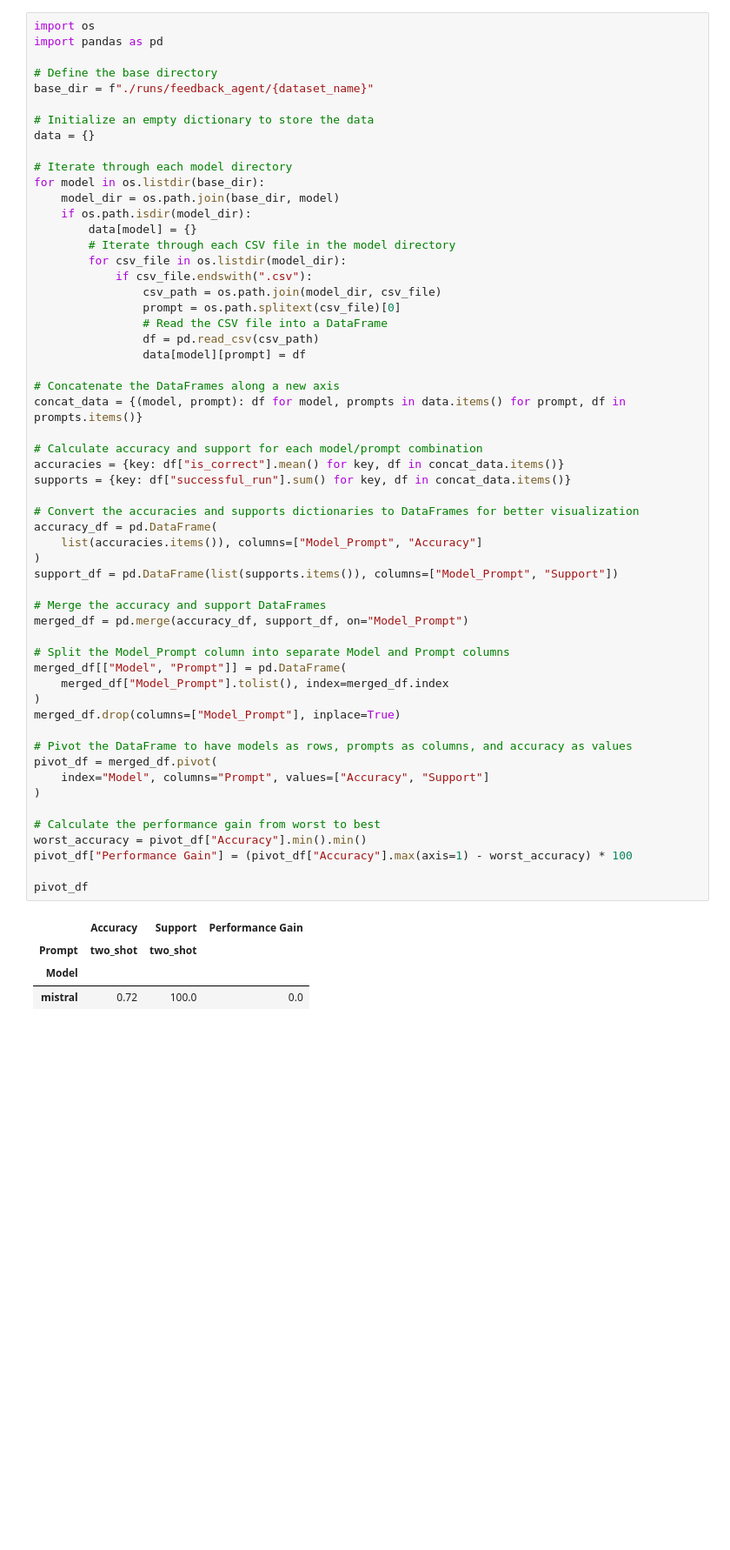
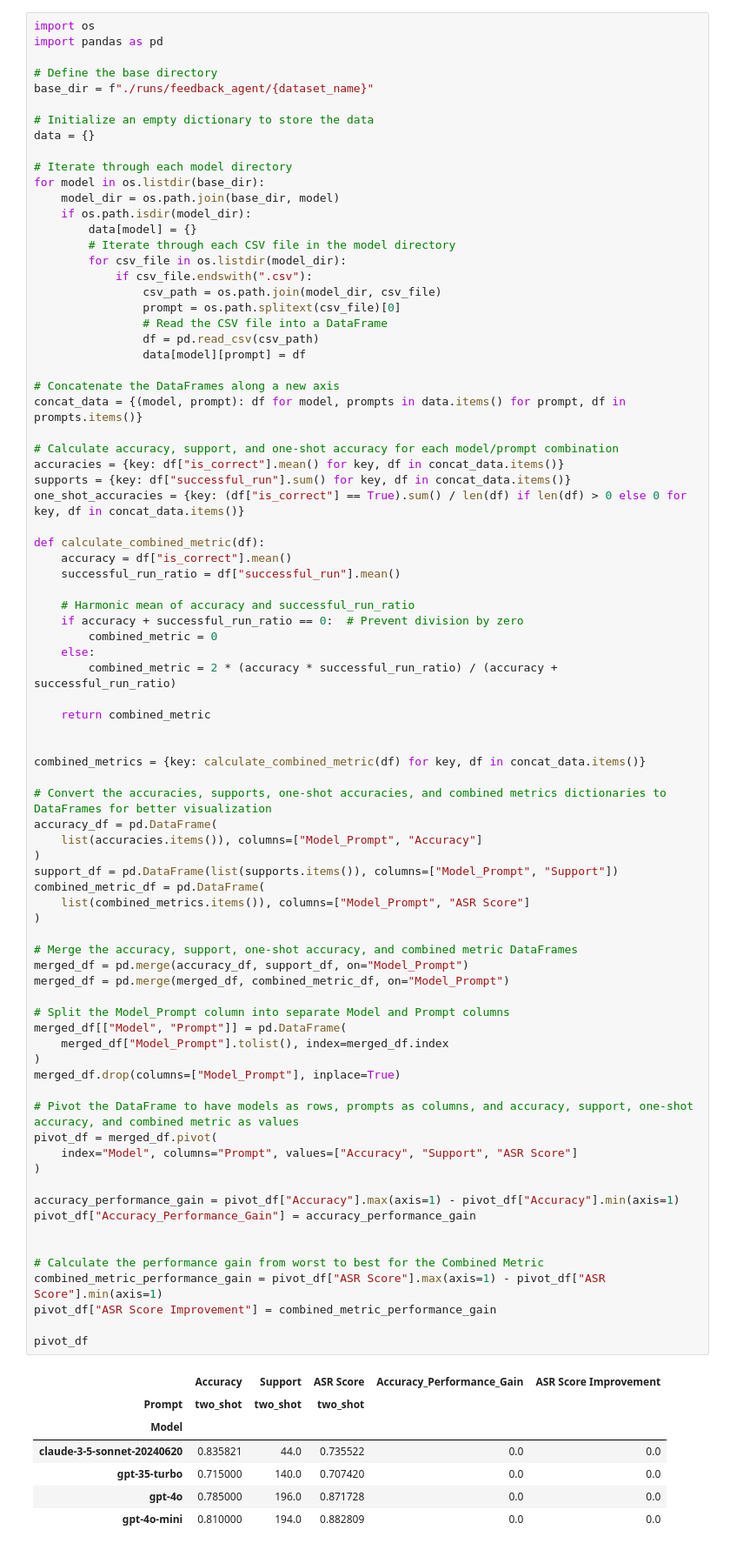
Before and after one commit to AdrianHagen/LLMsAgents-TextToSQL, a Jupyter notebook: evaluation/feedback_agent.ipynb, the cells around one changed output. Shown: that part at 87% size. Cells and saved outputs as stored; diff of their text form; blank space fills up the shorter version.

```diff
--- a/evaluation/feedback_agent.ipynb
+++ b/evaluation/feedback_agent.ipynb
@@ -243,42 +341,69 @@ for model in os.listdir(base_dir):
                 prompt = os.path.splitext(csv_file)[0]
                 # Read the CSV file into a DataFrame
                 df = pd.read_csv(csv_path)
                 data[model][prompt] = df
 
 # Concatenate the DataFrames along a new axis
 concat_data = {(model, prompt): df for model, prompts in data.items() for prompt, df in prompts.items()}
 
-# Calculate accuracy and support for each model/prompt combination
+# Calculate accuracy, support, and one-shot accuracy for each model/prompt combination
 accuracies = {key: df["is_correct"].mean() for key, df in concat_data.items()}
 supports = {key: df["successful_run"].sum() for key, df in concat_data.items()}
+one_shot_accuracies = {key: (df["is_correct"] == True).sum() / len(df) if len(df) > 0 else 0 for key, df in concat_data.items()}
 
-# Convert the accuracies and supports dictionaries to DataFrames for better visualization
+def calculate_combined_metric(df):
+    accuracy = df["is_correct"].mean()
+    successful_run_ratio = df["successful_run"].mean()
+
+    # Harmonic mean of accuracy and successful_run_ratio
+    if accuracy + successful_run_ratio == 0:  # Prevent division by zero
+        combined_metric = 0
+    else:
+        combined_metric = 2 * (accuracy * successful_run_ratio) / (accuracy + successful_run_ratio)
+
+    return combined_metric
+
+
+combined_metrics = {key: calculate_combined_metric(df) for key, df in concat_data.items()}
+
+# Convert the accuracies, supports, one-shot accuracies, and combined metrics dictionaries to DataFrames for better visualization
 accuracy_df = pd.DataFrame(
     list(accuracies.items()), columns=["Model_Prompt", "Accuracy"]
 )
 support_df = pd.DataFrame(list(supports.items()), columns=["Model_Prompt", "Support"])
+combined_metric_df = pd.DataFrame(
+    list(combined_metrics.items()), columns=["Model_Prompt", "ASR Score"]
+)
 
-# Merge the accuracy and support DataFrames
+# Merge the accuracy, support, one-shot accuracy, and combined metric DataFrames
 merged_df = pd.merge(accuracy_df, support_df, on="Model_Prompt")
+merged_df = pd.merge(merged_df, combined_metric_df, on="Model_Prompt")
 
 # Split the Model_Prompt column into separate Model and Prompt columns
 merged_df[["Model", "Prompt"]] = pd.DataFrame(
     merged_df["Model_Prompt"].tolist(), index=merged_df.index
 )
 merged_df.drop(columns=["Model_Prompt"], inplace=True)
 
-# Pivot the DataFrame to have models as rows, prompts as columns, and accuracy as values
+# Pivot the DataFrame to have models as rows, prompts as columns, and accuracy, support, one-shot accuracy, and combined metric as values
 pivot_df = merged_df.pivot(
-    index="Model", columns="Prompt", values=["Accuracy", "Support"]
+    index="Model", columns="Prompt", values=["Accuracy", "Support", "ASR Score"]
 )
 
-# Calculate the performance gain from worst to best
-worst_accuracy = pivot_df["Accuracy"].min().min()
-pivot_df["Performance Gain"] = (pivot_df["Accuracy"].max(axis=1) - worst_accuracy) * 100
+accuracy_performance_gain = pivot_df["Accuracy"].max(axis=1) - pivot_df["Accuracy"].min(axis=1)
+pivot_df["Accuracy_Performance_Gain"] = accuracy_performance_gain
+
+
+# Calculate the performance gain from worst to best for the Combined Metric
+combined_metric_performance_gain = pivot_df["ASR Score"].max(axis=1) - pivot_df["ASR Score"].min(axis=1)
+pivot_df["ASR Score Improvement"] = combined_metric_performance_gain
 
 pivot_df
 # %% [output]
-|  | Accuracy | Support | Performance Gain |
-| Prompt | two_shot | two_shot |  |
-| Model |  |  |  |
-| mistral | 0.72 | 100.0 | 0.0 |
+|  | Accuracy | Support | ASR Score | Accuracy_Performance_Gain | ASR Score Improvement |
+| Prompt | two_shot | two_shot | two_shot |  |  |
+| Model |  |  |  |  |  |
+| claude-3-5-sonnet-20240620 | 0.835821 | 44.0 | 0.735522 | 0.0 | 0.0 |
+| gpt-35-turbo | 0.715000 | 140.0 | 0.707420 | 0.0 | 0.0 |
+| gpt-4o | 0.785000 | 196.0 | 0.871728 | 0.0 | 0.0 |
+| gpt-4o-mini | 0.810000 | 194.0 | 0.882809 | 0.0 | 0.0 |
```
Also changed, not shown: parts of 9 cells of this notebook, 17 other files.
